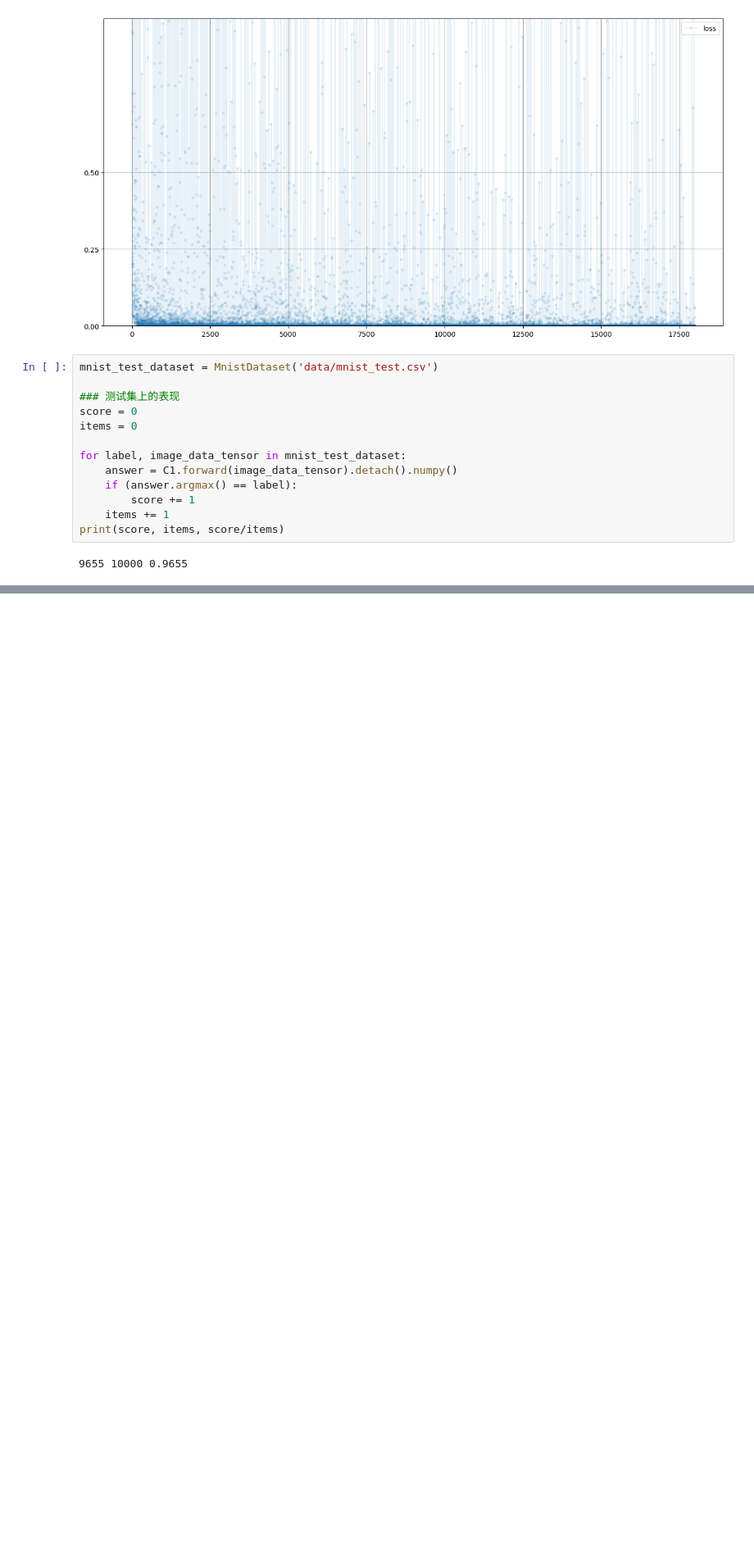
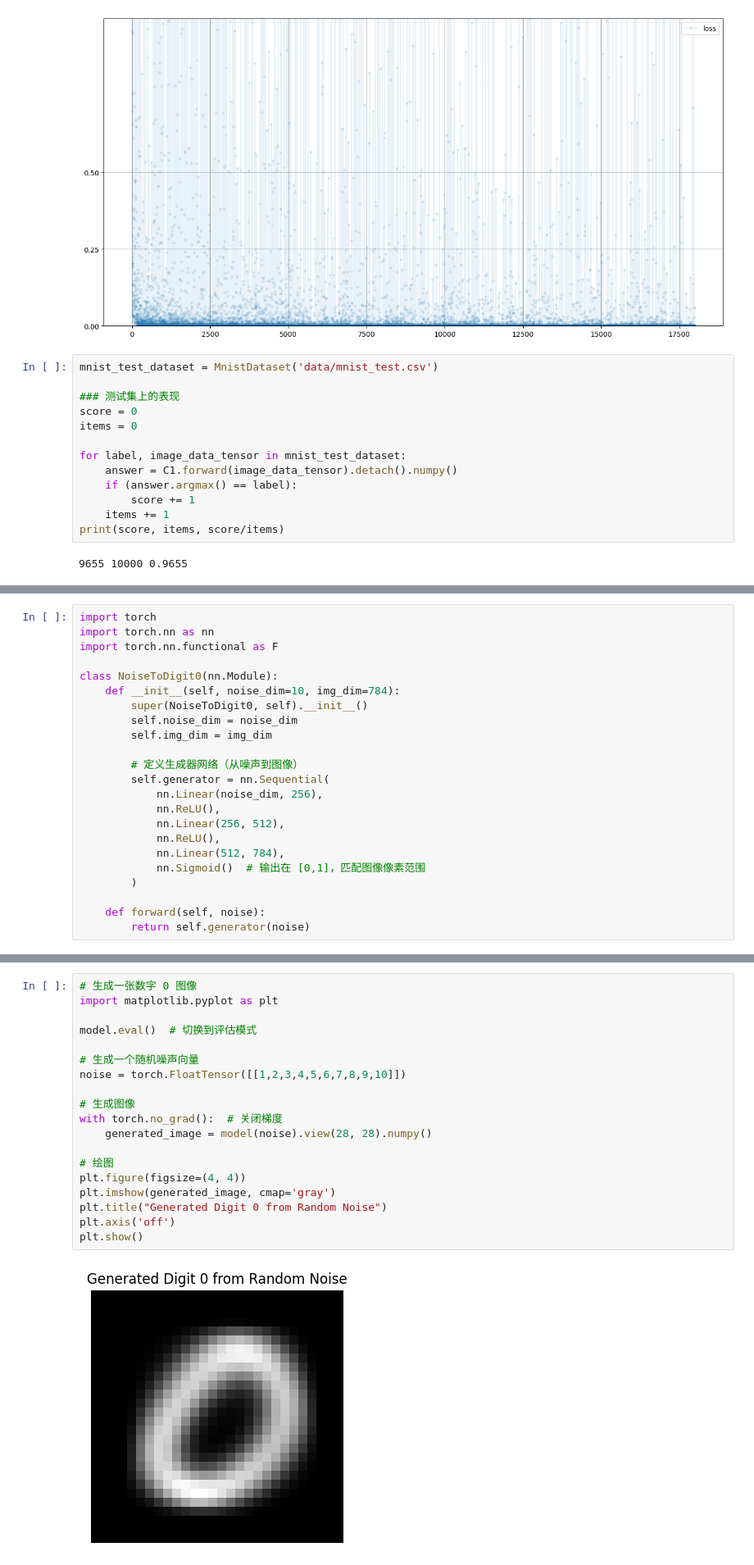
Before and after one commit to Tanghao755/PyTorch_Generative_Adversarial_Network, a Jupyter notebook: Pytorch_MNIST.ipynb, the cells around one changed output, grey strips where cells are left out. Shown at 82% size. Cells and saved outputs as stored; diff of their text form; blank space fills up the shorter version.

```diff
--- a/Pytorch_MNIST.ipynb
+++ b/Pytorch_MNIST.ipynb
@@ -574,0 +804,23 @@ print(score, items, score/items)
+# %%
+import torch
+import torch.nn as nn
+import torch.nn.functional as F
+
+class NoiseToDigit0(nn.Module):
+    def __init__(self, noise_dim=10, img_dim=784):
+        super(NoiseToDigit0, self).__init__()
+        self.noise_dim = noise_dim
+        self.img_dim = img_dim
+
+        # 定义生成器网络（从噪声到图像）
+        self.generator = nn.Sequential(
+            nn.Linear(noise_dim, 256),
+            nn.ReLU(),
+            nn.Linear(256, 512),
+            nn.ReLU(),
+            nn.Linear(512, 784),
+            nn.Sigmoid()  # 输出在 [0,1]，匹配图像像素范围
+        )
+
+    def forward(self, noise):
+        return self.generator(noise)
@@ -574,0 +900,21 @@ print(score, items, score/items)
+# %%
+# 生成一张数字 0 图像
+import matplotlib.pyplot as plt
+
+model.eval()  # 切换到评估模式
+
+# 生成一个随机噪声向量
+noise = torch.FloatTensor([[1,2,3,4,5,6,7,8,9,10]])
+
+# 生成图像
+with torch.no_grad():  # 关闭梯度
+    generated_image = model(noise).view(28, 28).numpy()
+
+# 绘图
+plt.figure(figsize=(4, 4))
+plt.imshow(generated_image, cmap='gray')
+plt.title("Generated Digit 0 from Random Noise")
+plt.axis('off')
+plt.show()
+# %% [output]
+[figure, added]
```
Also changed, not shown: parts of 13 cells of this notebook, 6 other files.
